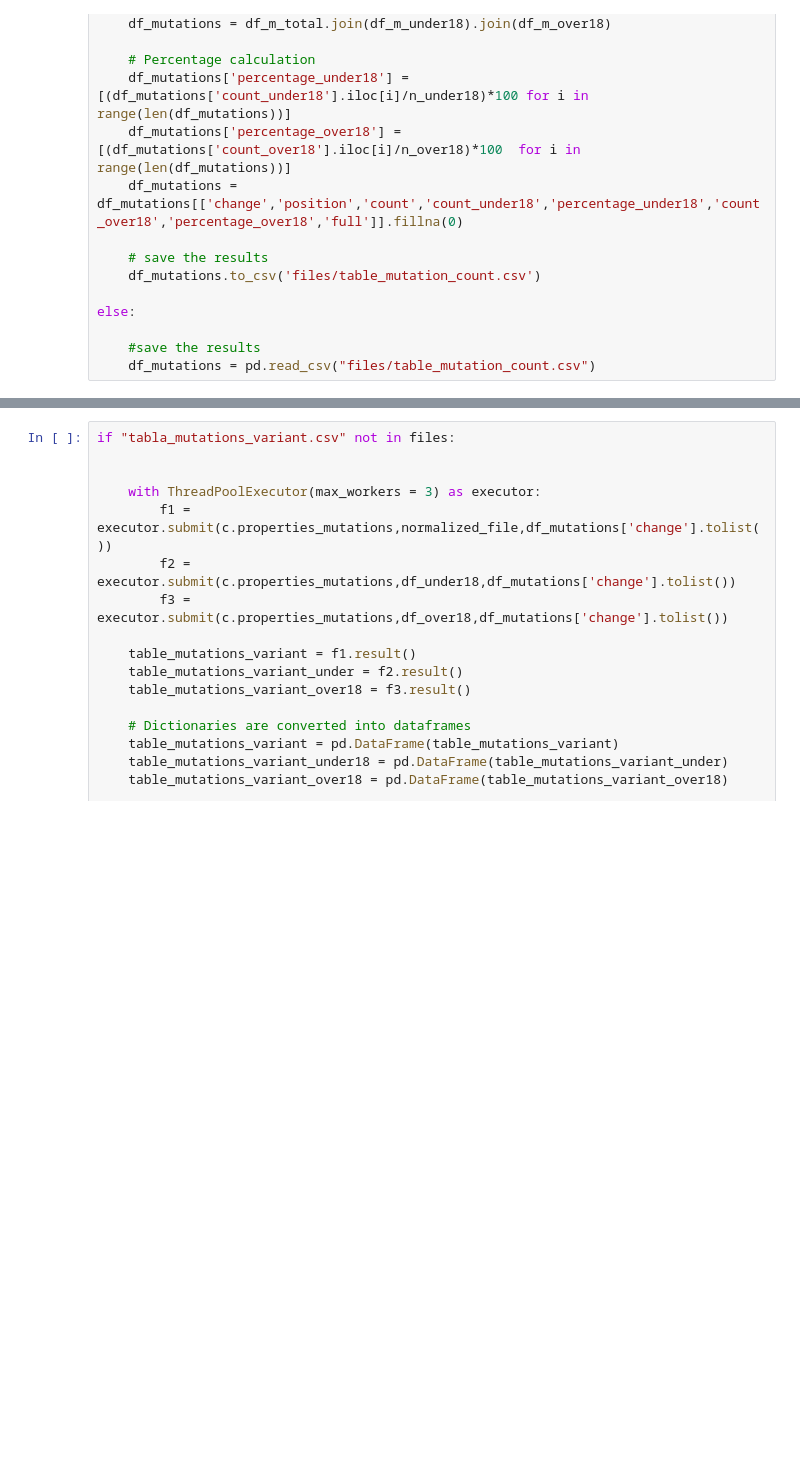
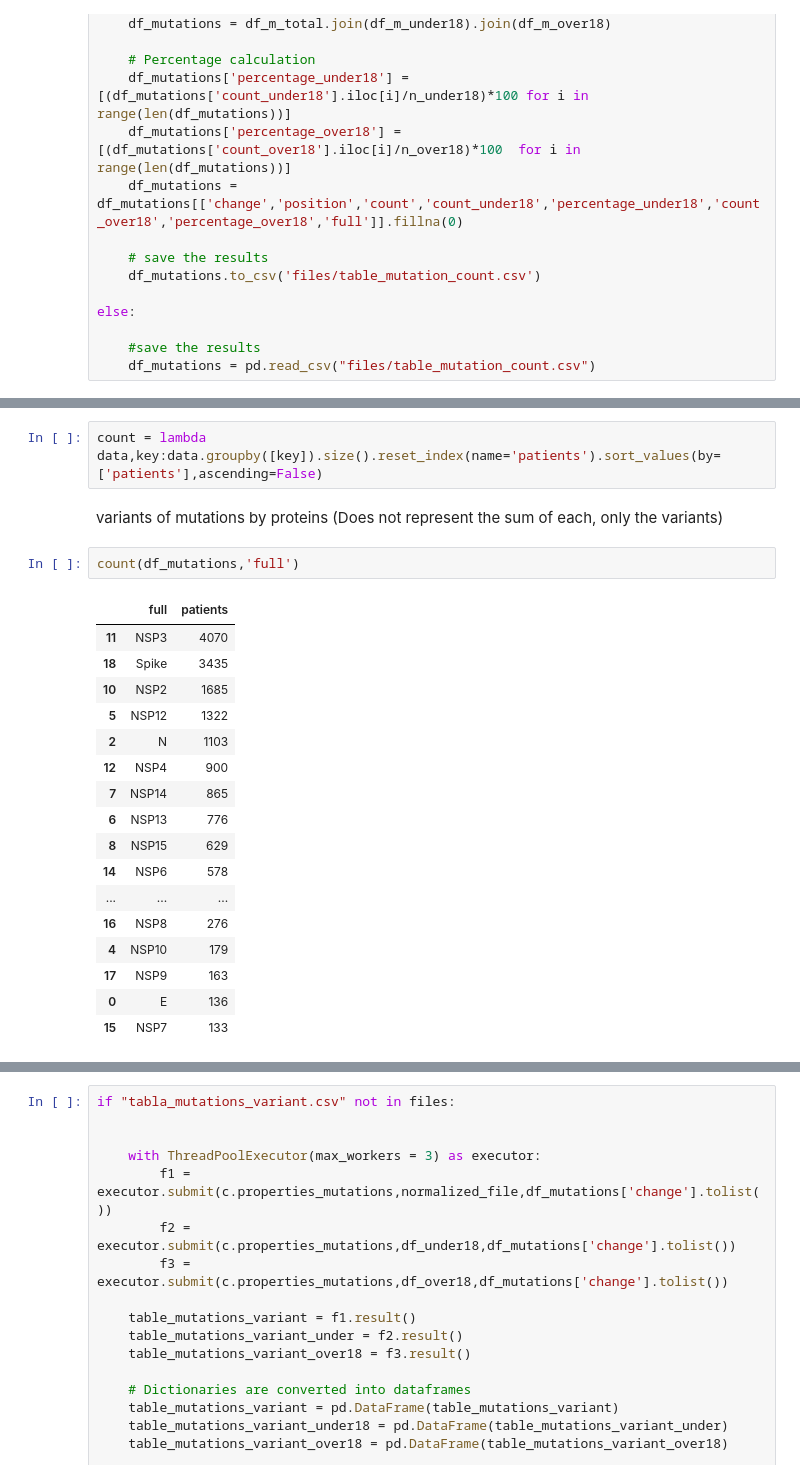
Before and after one commit to JesusColinV/Genetic_variability_Covid_MX, a Jupyter notebook: main.ipynb, the cells around one changed output, grey strips where cells are left out. Cells and saved outputs as stored; diff of their text form; blank space fills up the shorter version.

```diff
--- a/main.ipynb
+++ b/main.ipynb
@@ -108,0 +142,24 @@ else:
+# %%
+count = lambda data,key:data.groupby([key]).size().reset_index(name='patients').sort_values(by=['patients'],ascending=False)
+# %% [markdown]
+variants of mutations by proteins (Does not represent the sum of each, only the variants)
+# %%
+count(df_mutations,'full')
+# %% [output]
+|  | full | patients |
+| 11 | NSP3 | 4070 |
+| 18 | Spike | 3435 |
+| 10 | NSP2 | 1685 |
+| 5 | NSP12 | 1322 |
+| 2 | N | 1103 |
+| 12 | NSP4 | 900 |
+| 7 | NSP14 | 865 |
+| 6 | NSP13 | 776 |
+| 8 | NSP15 | 629 |
+| 14 | NSP6 | 578 |
+| ... | ... | ... |
+| 16 | NSP8 | 276 |
+| 4 | NSP10 | 179 |
+| 17 | NSP9 | 163 |
+| 0 | E | 136 |
+| 15 | NSP7 | 133 |
```
Also changed, not shown: parts of 16 cells of this notebook, 6 other files.
